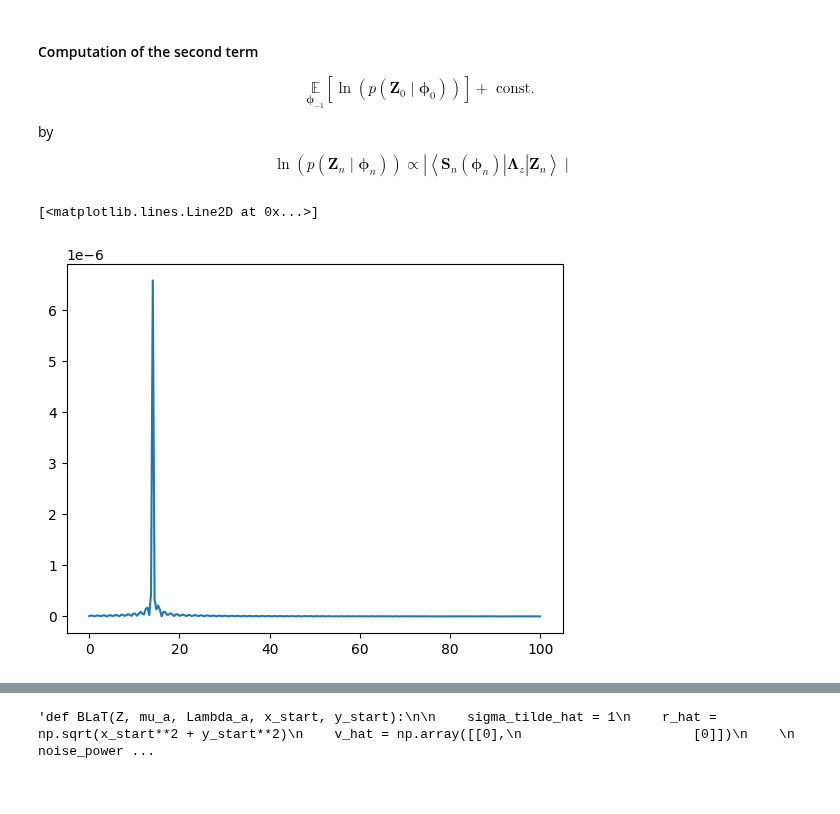
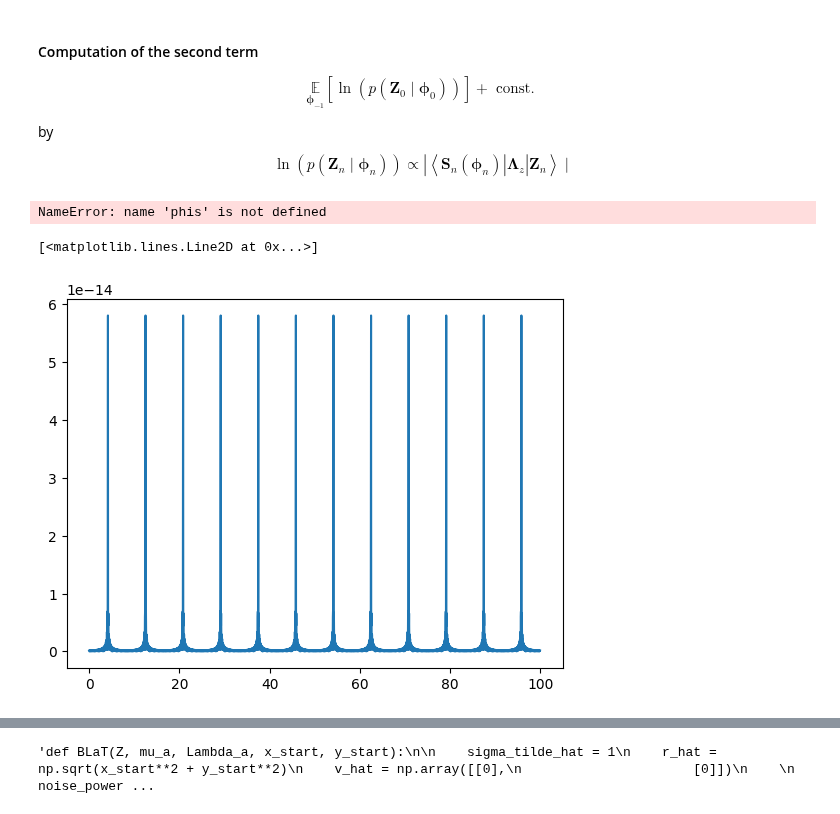
Before and after one commit to RHIMMELAND/MMARS, a Jupyter notebook: examples/BLaT_test.ipynb, the cells around one changed output, grey strips where cells are left out. Drawn from its saved outputs; the diff is of its cells as text; code cells hidden in the pictures.

```diff
--- a/examples/BLaT_test.ipynb
+++ b/examples/BLaT_test.ipynb
@@ -15,5 +15,5 @@ sim_data = sim_data.astype(np.complex64)
 # %%
-gridsize = 101
+gridsize = 100
 # %%
 # Define the range for phi[0] and phi[1]
 x_values = np.linspace(-50, 50, gridsize)  # 0 to 50 (inclusive)
@@ -123,6 +125,7 @@ def get_phase(x, y):
     return phase_diff_TX_RX
 # %%
 omega = np.linspace(0, 2*np.pi*fs, Ns)
+times = np.linspace(0, Ns/fs, Ns)
 
 S_signals = []
 
@@ -134,12 +137,16 @@ for n in tqdm(range(len(phis))):
         f_if = compute_IF(r)
         phases = get_phase(phis[n, 0, 0], phis[n, 1, 0])
         phases = np.reshape(phases, (1, 12))
-        S_n = 2*T_c*np.sinc((omega - 2*np.pi*f_if)*2*T_c) * np.exp(1j*phases[0, virtual_antennas])
+        S_n = (np.sqrt((1 * 1 * (wavelength ** 2) * 1) / (((4 * np.pi) ** 3) * ((r) ** 4))))* 2*T_c*np.sinc((omega - 2*np.pi*f_if)*2*T_c) * np.exp(1j*phases[0, virtual_antennas])
+        #S_n = (np.sqrt((1 * 1 * (wavelength ** 2) * 1) / (((4 * np.pi) ** 3) * ((r) ** 4)))) * np.exp(1j * (2 * np.pi * f_if * times + phases[0, virtual_antennas]))
+        #S_n = np.fft.fft(S_n)
         S_n_all_virtuals[virtual_antennas*256:(virtual_antennas+1)*256] = S_n
     S_signals.append(S_n_all_virtuals)
+# %% [output]
+NameError: name 'phis' is not defined
 # %%
-plt.plot(np.linspace(0, max_range, Ns), np.abs(S_signals[2080][0:256]))
+plt.plot(np.linspace(0, max_range, 3072), np.abs(S_signals[0][0:3072]))
 # %% [output]
 [<matplotlib.lines.Line2D at 0x...>]
-[figure, old version]
+[figure, new version]
 # %%
```
Also changed, not shown: parts of 12 cells of this notebook.
